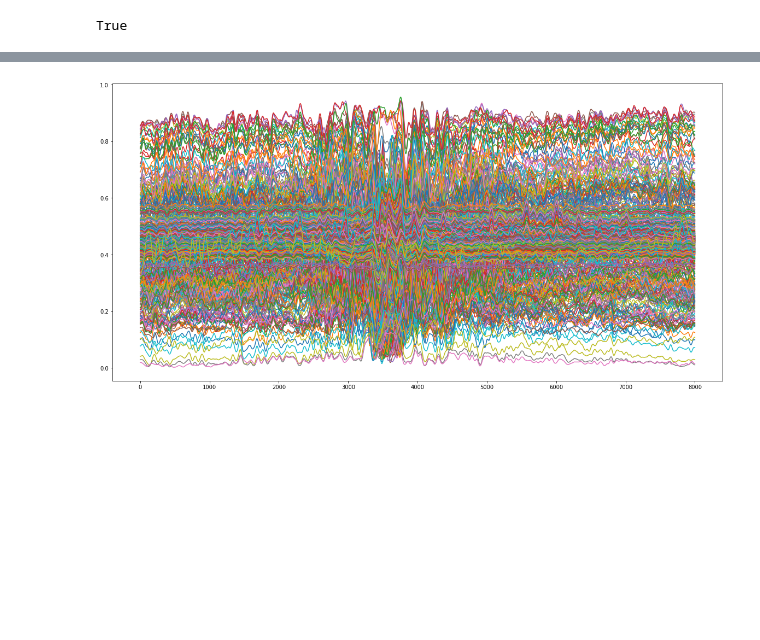
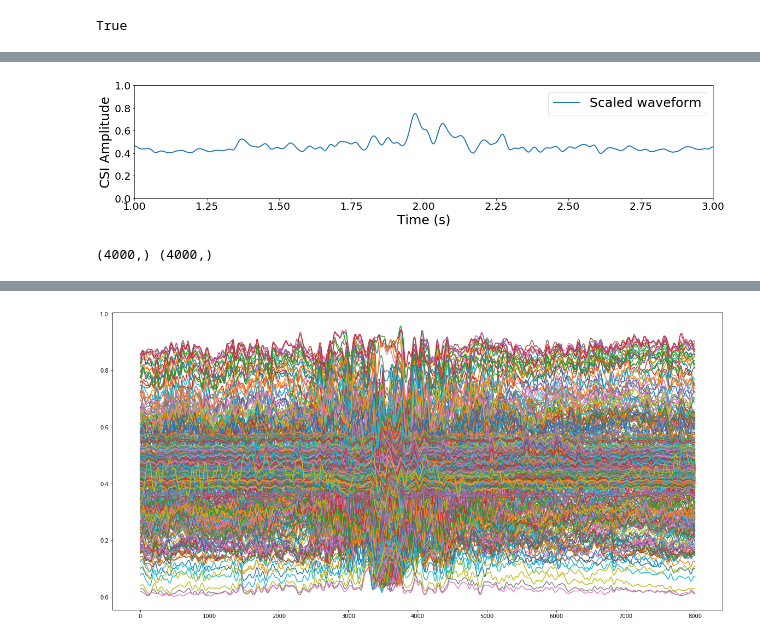
Before and after one commit to akarshp28/neuralwave, a Jupyter notebook: tools/csi_packet_inspect.ipynb, the cells around one changed output, grey strips where cells are left out. Saved outputs shown, nothing was run; the diff lists cells and outputs as text; code cells hidden in the pictures; blank space fills up the shorter version.

```diff
--- a/tools/csi_packet_inspect.ipynb
+++ b/tools/csi_packet_inspect.ipynb
@@ -301,0 +309,13 @@ FileNotFoundError: [Errno 2] No such file or directory: '/home/kalvik/Documents/
+# %%
+plt.figure(figsize=(20,4))
+plt.plot(x, (data-dict['mins'][0])/(dict['maxs'][0]-dict['mins'][0]), linewidth=2, label='Scaled waveform')
+plt.ylabel("CSI Amplitude", fontsize= 25)
+plt.xlabel("Time (s)", fontsize= 25)
+plt.xlim((1, 3))
+#plt.ylim((-30, 55))
+plt.xticks(fontsize=20)
+plt.yticks(np.arange(0, 1.1, 0.2)
+plt.legend(loc='upper right', prop={'size': 25})
+plt.savefig("/home/kalvik/Documents/neuralwave/data/data_scale.png", bbox_inches='tight', dpi=150)
+# %% [output]
+[figure, added]
@@ -301,0 +339,8 @@ FileNotFoundError: [Errno 2] No such file or directory: '/home/kalvik/Documents/
+# %%
+x = np.arange(1, 3, 1/2000)
+data = csi_trace[0][3500:7500, 0]
+smooth_data = smooth(data, 91)
+
+print(x.shape, data.shape)
+# %% [output]
+(4000,) (4000,)
```
Also changed, not shown: parts of 10 cells of this notebook, 1 other file.
